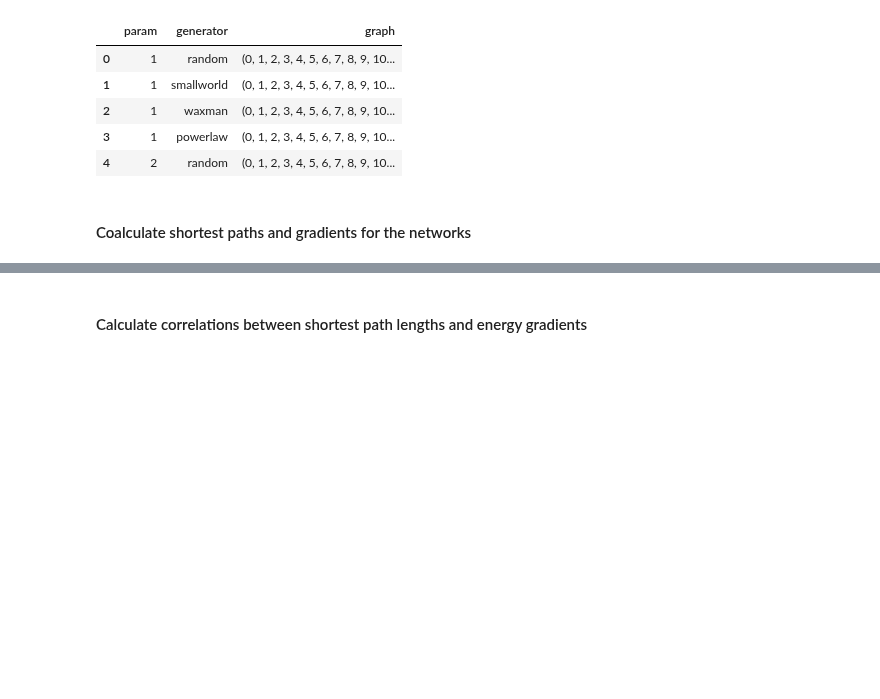
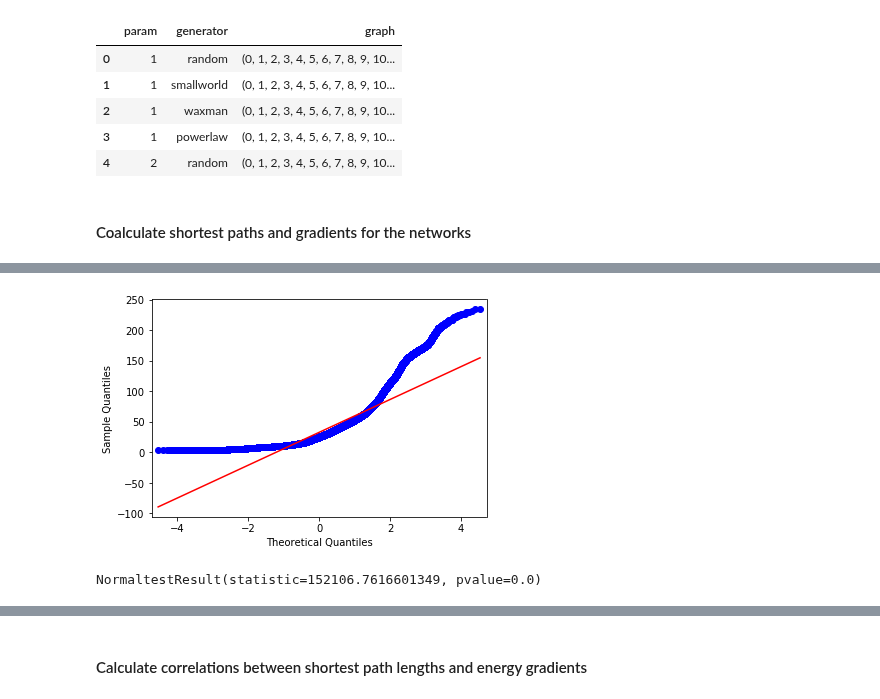
Before and after one commit to megaduks/entropy-complex-networks, a Jupyter notebook: networkentropy/experiments/Energy gradient correlations.ipynb, the cells around one changed output, grey strips where cells are left out. Drawn from its saved outputs; the diff is of its cells as text; code cells hidden in the pictures; blank space fills up the shorter version.

```diff
--- a/networkentropy/experiments/Energy gradient correlations.ipynb
+++ b/networkentropy/experiments/Energy gradient correlations.ipynb
@@ -107,0 +136,8 @@ paths_gradients_df.head()
+# %%
+draw_qqplot(paths_data_df.path_energy)
+# %% [output]
+[figure, added]
+# %%
+spy.stats.normaltest(paths_data_df.path_energy)
+# %% [output]
+NormaltestResult(statistic=152106.7616601349, pvalue=0.0)
```
Also changed, not shown: parts of 59 cells of this notebook, 2 other files.
